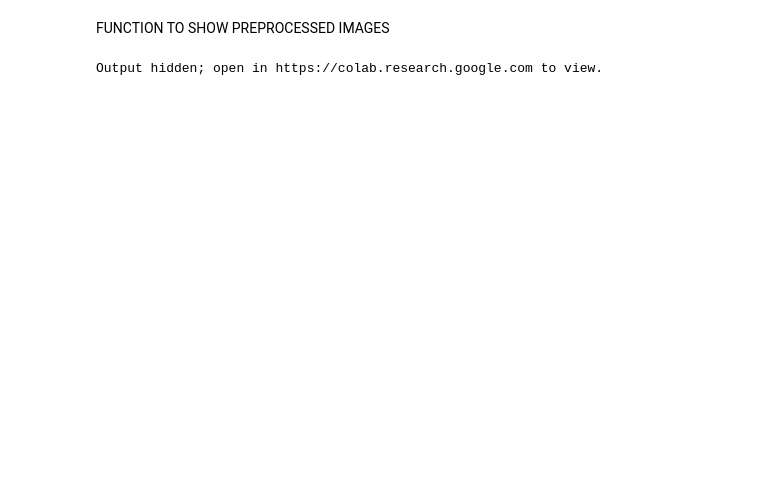
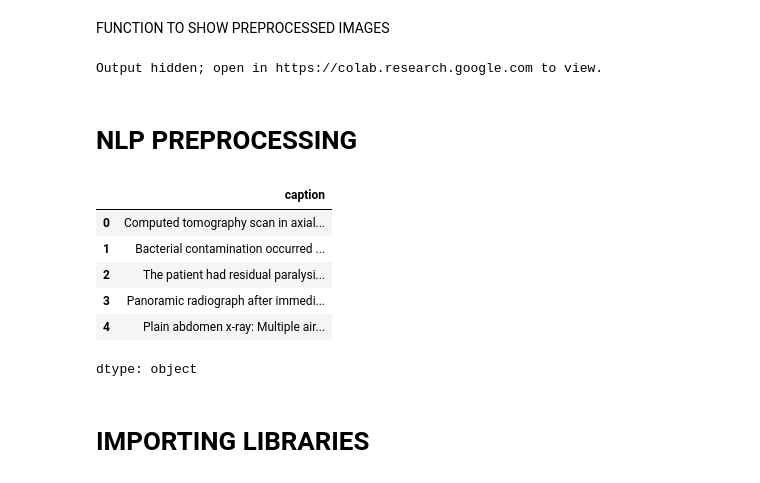
Before and after one commit to SpringBoard795/PicasoPhrase_Infosys_Internship_Nov2024, a Jupyter notebook: PrashantSinghPanwar_work/Picaso_project.ipynb, the cells around one changed output. Drawn from its saved outputs; the diff is of its cells as text; code cells hidden in the pictures; blank space fills up the shorter version.

Commit message:
NLP Preprocessing

```diff
--- a/PrashantSinghPanwar_work/Picaso_project.ipynb
+++ b/PrashantSinghPanwar_work/Picaso_project.ipynb
@@ -370,0 +396,14 @@ Output hidden; open in https://colab.research.google.com to view.
+# %% [markdown]
+# NLP PREPROCESSING
+# %%
+train_df['caption'].head()
+# %% [output]
+|  | caption |
+| 0 | Computed tomography scan in axial... |
+| 1 | Bacterial contamination occurred ... |
+| 2 | The patient had residual paralysi... |
+| 3 | Panoramic radiograph after immedi... |
+| 4 | Plain abdomen x-ray: Multiple air... |
+dtype: object
+# %% [markdown]
+# IMPORTING LIBRARIES
```
Also changed, not shown: parts of 43 cells of this notebook.
